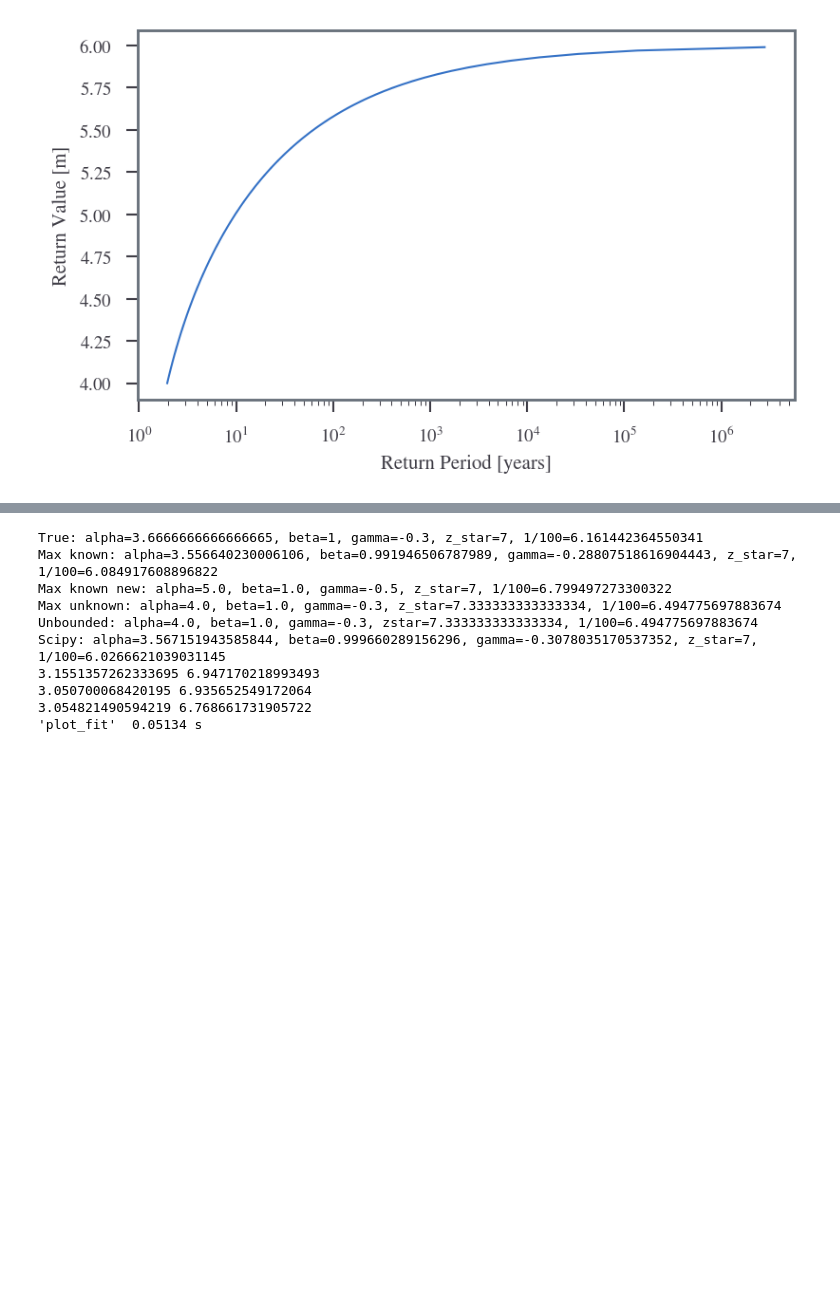
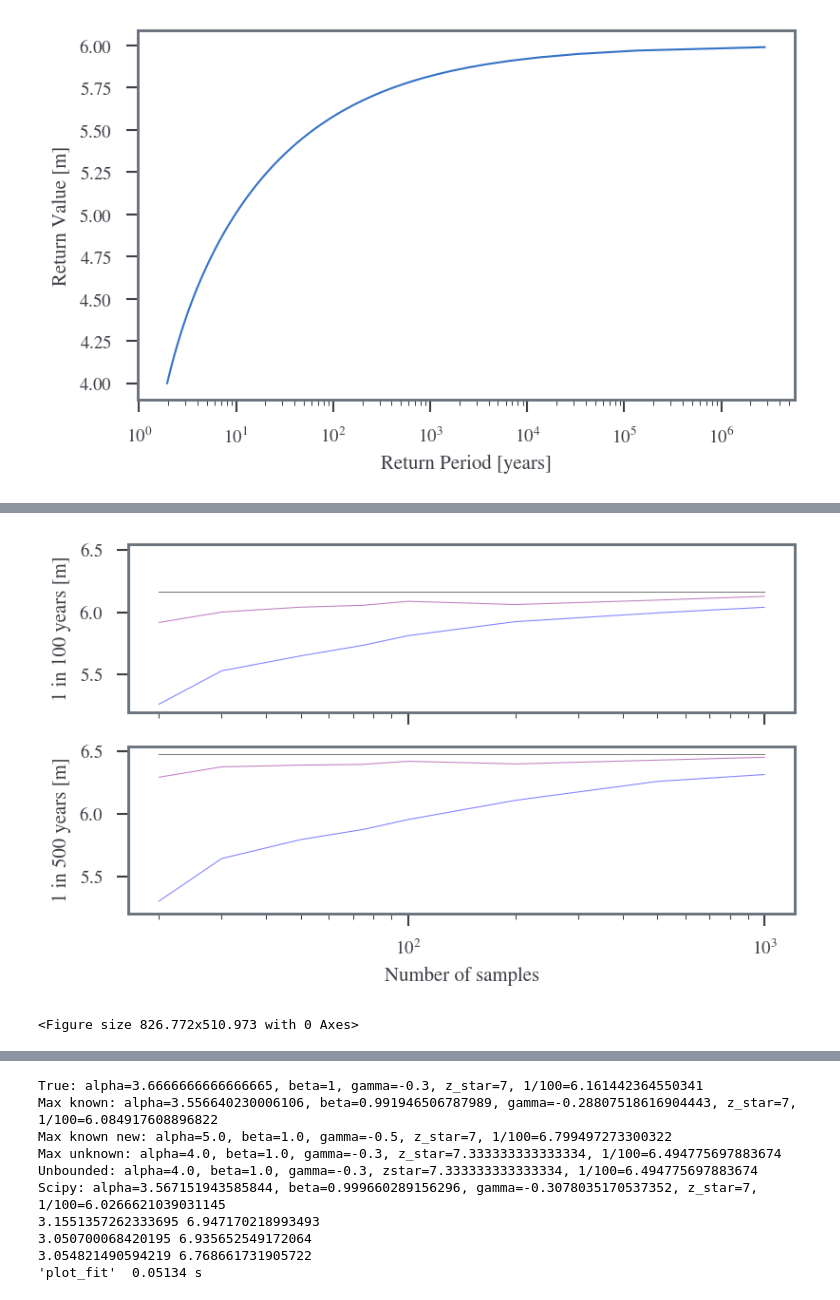
Before and after one commit to sdat2/PotentialHeight, a Jupyter notebook: ipynb/05-02-evt.ipynb, the cells around one changed output, grey strips where cells are left out. Drawn from its saved outputs; the diff is of its cells as text; code cells hidden in the pictures; blank space fills up the shorter version.

```diff
--- a/ipynb/05-02-evt.ipynb
+++ b/ipynb/05-02-evt.ipynb
@@ -597,0 +465,4 @@ label_subplots(axs)
+# %%
+# 5th and 95th percentiles not assuming gaussian distribution, directly from the data
+p5 = res_ds.quantile(0.05, dim="seed")
+p95 = res_ds.quantile(0.95, dim="seed")
@@ -597,0 +509,5 @@ label_subplots(axs)
+# %%
+plot_vals(p5)
+# %% [output]
+[figure, added]
+<Figure size 826.772x510.973 with 0 Axes>
```
Also changed, not shown: parts of 10 cells of this notebook.
